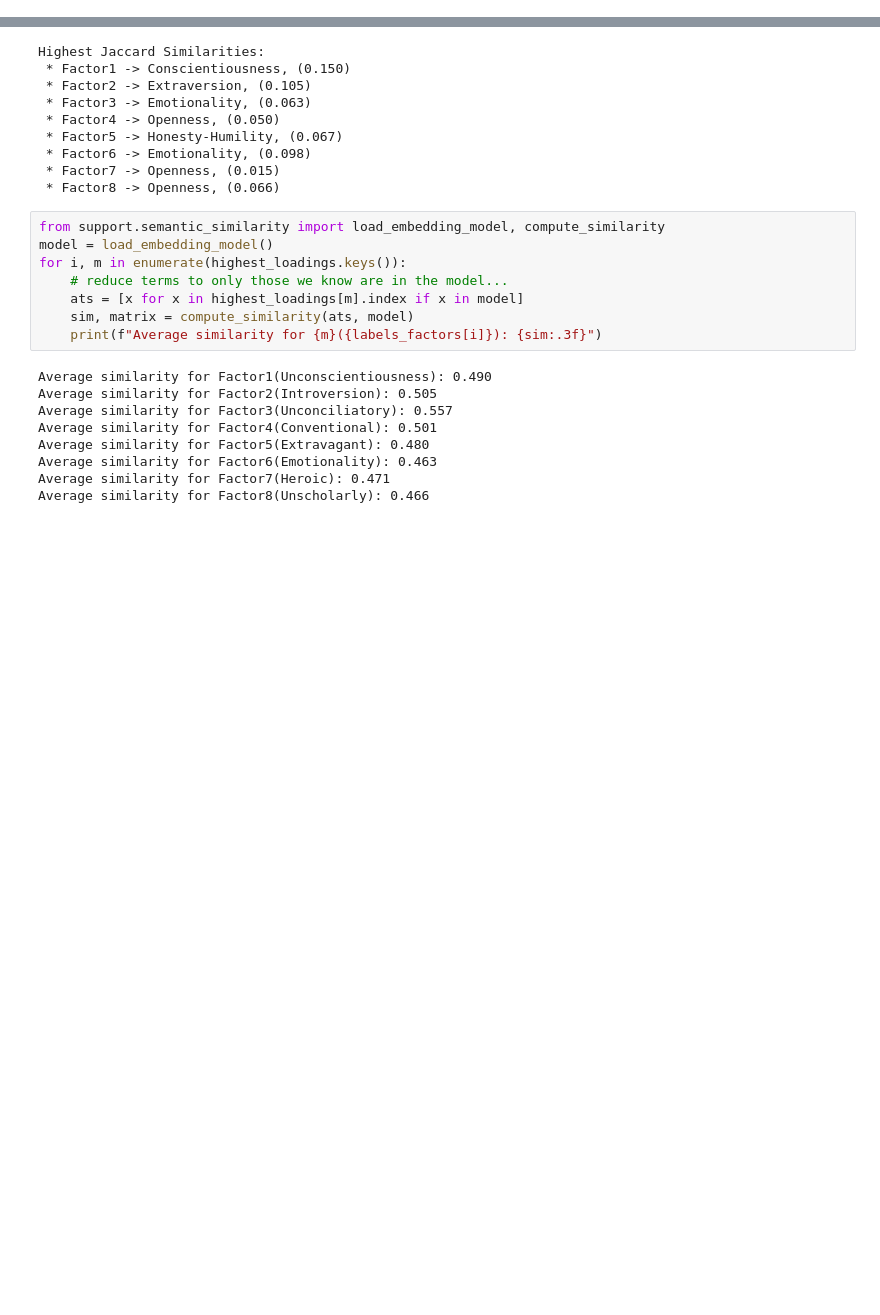
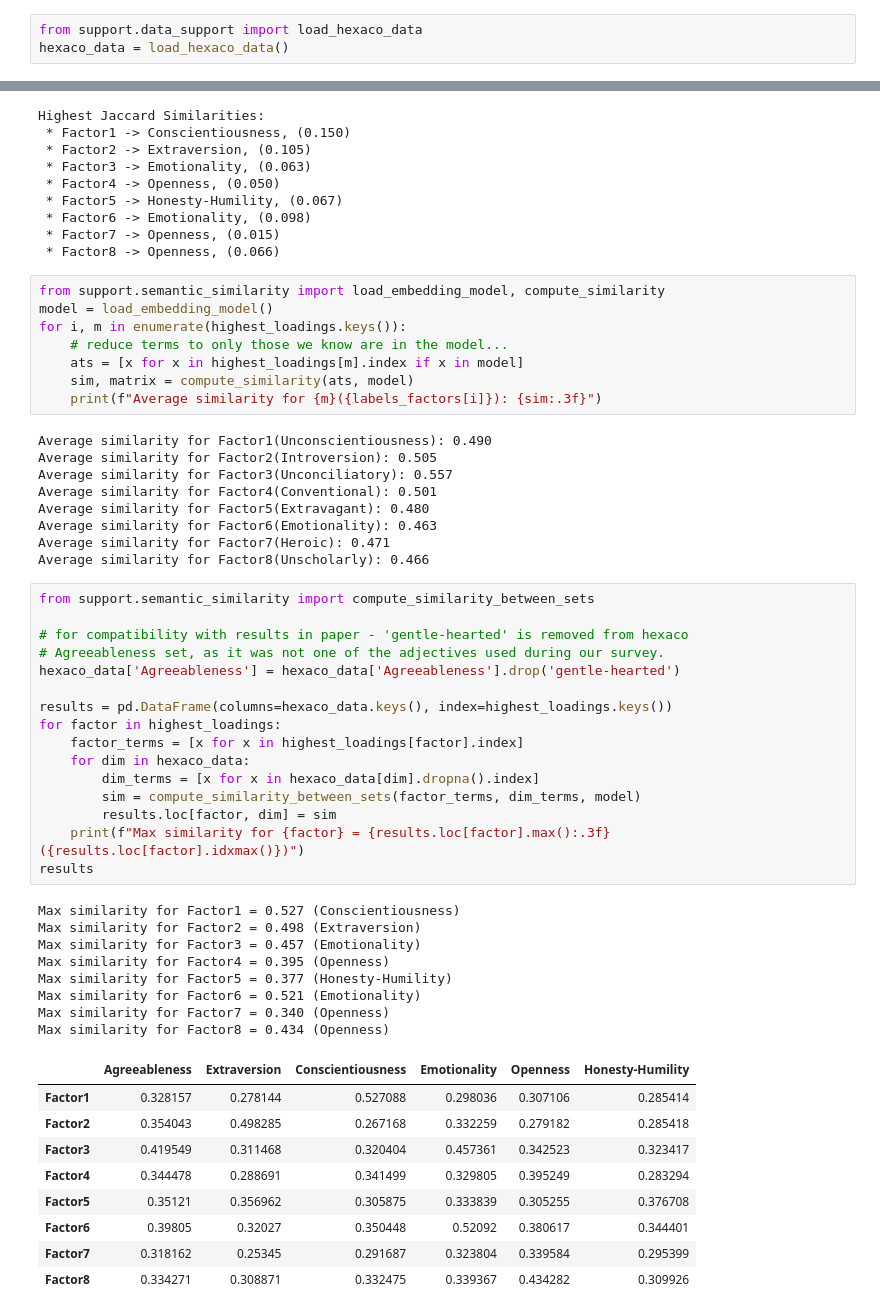
Before and after one commit to alan-turing-institute/hexaco-rep-public, a Jupyter notebook: popProfessional_8Factor.ipynb, the cells around one changed output, grey strips where cells are left out. Drawn from its saved outputs; the diff is of its cells as text; blank space fills up the shorter version.

```diff
--- a/popProfessional_8Factor.ipynb
+++ b/popProfessional_8Factor.ipynb
@@ -65,6 +65,9 @@ for dim in highest_loadings:
 print("Cronbach's Alpha: "+", ".join([f"{x:.2f}" for x in alphas]))
 # %% [output]
 Cronbach's Alpha: 0.88, 0.98, 0.92, 0.85, -0.11, 0.39, 0.78, 0.58
+# %%
+from support.data_support import load_hexaco_data
+hexaco_data = load_hexaco_data()
 # %%
 from support.data_support import load_hexaco_data
 from support.jaccard import calc_jaccard_with_hexaco
@@ -99,3 +102,37 @@ Average similarity for Factor5(Extravagant): 0.480
 Average similarity for Factor6(Emotionality): 0.463
 Average similarity for Factor7(Heroic): 0.471
 Average similarity for Factor8(Unscholarly): 0.466
+# %%
+from support.semantic_similarity import compute_similarity_between_sets
+
+# for compatibility with results in paper - 'gentle-hearted' is removed from hexaco
+# Agreeableness set, as it was not one of the adjectives used during our survey.
+hexaco_data['Agreeableness'] = hexaco_data['Agreeableness'].drop('gentle-hearted')
+
+results = pd.DataFrame(columns=hexaco_data.keys(), index=highest_loadings.keys())
+for factor in highest_loadings:
+    factor_terms = [x for x in highest_loadings[factor].index]
+    for dim in hexaco_data:
+        dim_terms = [x for x in hexaco_data[dim].dropna().index]
+        sim = compute_similarity_between_sets(factor_terms, dim_terms, model)
+        results.loc[factor, dim] = sim
+    print(f"Max similarity for {factor} = {results.loc[factor].max():.3f} ({results.loc[factor].idxmax()})")
+results
+# %% [output]
+Max similarity for Factor1 = 0.527 (Conscientiousness)
+Max similarity for Factor2 = 0.498 (Extraversion)
+Max similarity for Factor3 = 0.457 (Emotionality)
+Max similarity for Factor4 = 0.395 (Openness)
+Max similarity for Factor5 = 0.377 (Honesty-Humility)
+Max similarity for Factor6 = 0.521 (Emotionality)
+Max similarity for Factor7 = 0.340 (Openness)
+Max similarity for Factor8 = 0.434 (Openness)
+|  | Agreeableness | Extraversion | Conscientiousness | Emotionality | Openness | Honesty-Humility |
+| Factor1 | 0.328157 | 0.278144 | 0.527088 | 0.298036 | 0.307106 | 0.285414 |
+| Factor2 | 0.354043 | 0.498285 | 0.267168 | 0.332259 | 0.279182 | 0.285418 |
+| Factor3 | 0.419549 | 0.311468 | 0.320404 | 0.457361 | 0.342523 | 0.323417 |
+| Factor4 | 0.344478 | 0.288691 | 0.341499 | 0.329805 | 0.395249 | 0.283294 |
+| Factor5 | 0.35121 | 0.356962 | 0.305875 | 0.333839 | 0.305255 | 0.376708 |
+| Factor6 | 0.39805 | 0.32027 | 0.350448 | 0.52092 | 0.380617 | 0.344401 |
+| Factor7 | 0.318162 | 0.25345 | 0.291687 | 0.323804 | 0.339584 | 0.295399 |
+| Factor8 | 0.334271 | 0.308871 | 0.332475 | 0.339367 | 0.434282 | 0.309926 |
```
Also changed, not shown: parts of 1 cell of this notebook, 5 other files.
